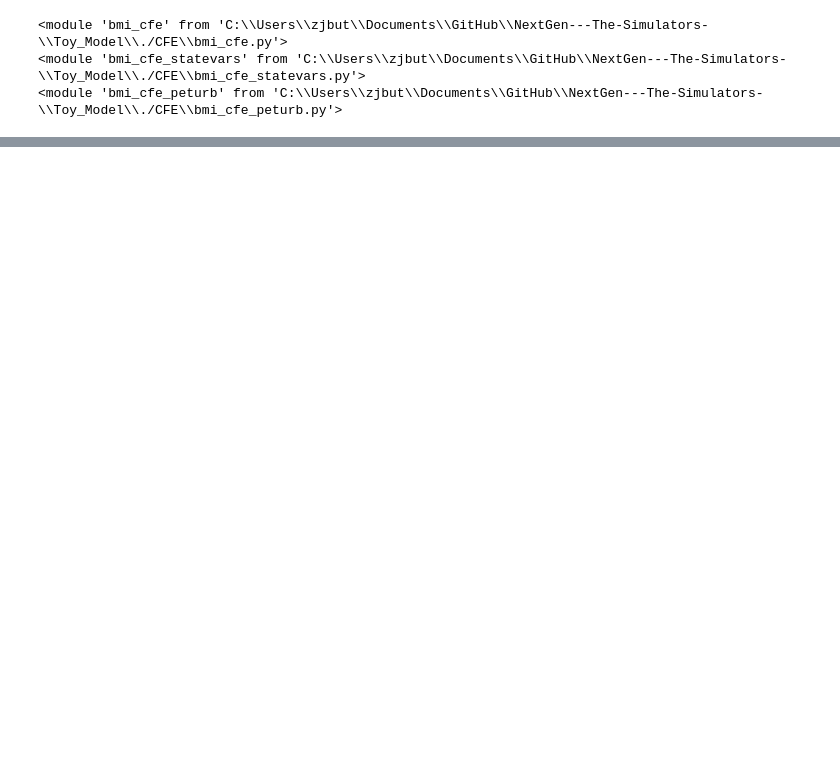
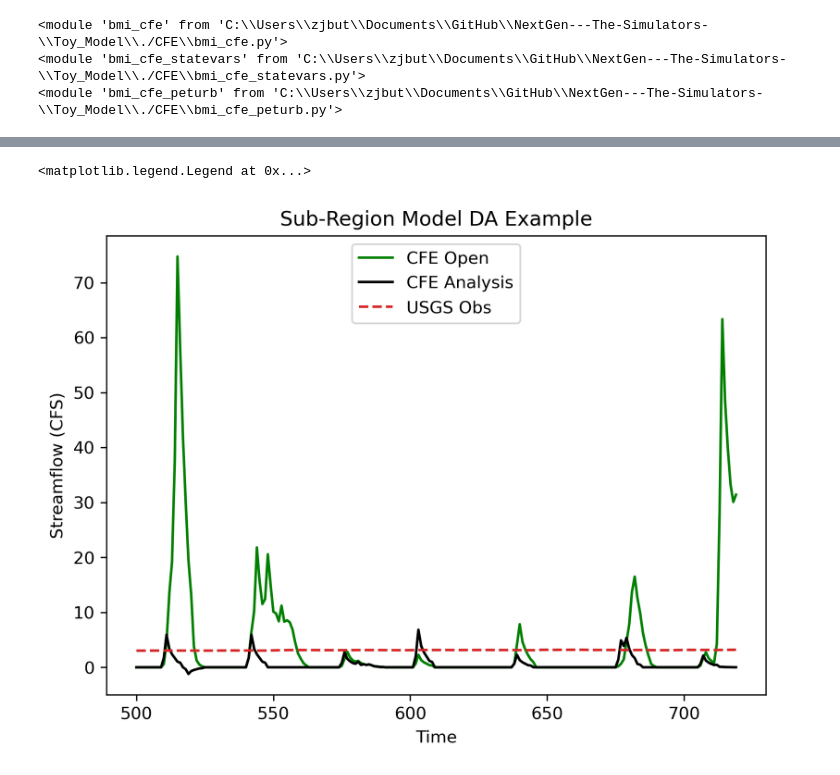
Before and after one commit to zbutler33/NextGen---The-Simulators-, a Jupyter notebook: Toy_Model/Toymodel_V2.ipynb, the cells around one changed output, grey strips where cells are left out. Cells and saved outputs as stored; diff of their text form; code cells hidden in the pictures; blank space fills up the shorter version.

```diff
--- a/Toy_Model/Toymodel_V2.ipynb
+++ b/Toy_Model/Toymodel_V2.ipynb
@@ -96,9 +94,8 @@ plt.plot(df_forcing['APCP_surface'])
 # Make empty matrices for plotting
 cfeOpen = []
 cfePeturbed = []
-#sim = []
+cfeAnalysis = []
 #obs = []
-#assimilation = []
 
 ## Loop through time. Set values for each model and get values
 for i, precip in enumerate(df_forcing['APCP_surface']): #i is RAINRATE
@@ -129,12 +126,16 @@ for i, precip in enumerate(df_forcing['APCP_surface']): #i is RAINRATE
     cfePeturbed.append(outflow_peturb_mean) #for plotting
 
     # Set EnKF value to usgs, mean, and covariance. Get value from it then
-    enkf.set_value('x', outflow_peturb_mean)
-    enkf.set_value('P', outflow_peturb_covar)
-    enkf.set_value('z', obs)
+    enkf.set_value('x', np.array([outflow_peturb_mean]))
+    enkf.set_value('P', np.array([outflow_peturb_covar]))
+    enkf.set_value('z', np.array([obs[i]]))
 
-    state_transition = enkf.get_value('factor') #getting factor to change
+    enkf.update()
+
+
+    state_transition_runoff = enkf.get_value('factor') #getting factor to change
     # factor is based on EnKF/simulation. % change from assimilation to CFE
+    # if no obs, state trans is 1.
 
     # want to get factor from lookup table
 
@@ -142,20 +143,24 @@ for i, precip in enumerate(df_forcing['APCP_surface']): #i is RAINRATE
     cfe_analysis.set_value('state_var_change_runoff', state_transition) #look up value from lookup table based on EnKF factor
     cfe_analysis.update() #get new streamflow value based on state var change
 
+    outflow_analysis = cfe_analysis.get_value('land_surface_water__runoff_depth')
+    cfeAnalysis.append(outflow_analysis) #for plotting
+
     # Set state variable change of the peturbed model
     #cfe_perturbed.set_value('state_var_change_runoff', state_transition)
     #cfe_perturbed.get_value('land_surface_water__runoff_depth_ens')
     #cfe_perturbed.update()
 
     # Update final model from value of analysis
-    cfe_updated_everything = cfe_analysis.get_value('runoff_queue_m_per_timestep')
-    cfe_perturbed.set_value('runoff_queue_m_per_timestep', cfe_updated_everything)
+    cfe_updated_everything = cfe_analysis.get_value('state_var_change_runoff')
+    cfe_peturbed.set_value('state_var_change_runoff', cfe_updated_everything) #set state vars based on EnKF factor
 
 
 # Finalize models
 cfe_open.finalize(print_mass_balance=True)
 cfe_peturbed.finalize(print_mass_balance=True)
 cfe_analysis.finalize(print_mass_balance=True)
+# want to see runoff q adjusted. vol adjusted in GIUH
 usgs.finalize()
 enkf.finalize()
 # %% [output]
@@ -163,17 +184,21 @@ KeyError: 'factor'
 # %%
 istart_plot=500
 iend_plot=720
 x = list(range(istart_plot, iend_plot))
 
 fig = plt.figure(figsize = (7,5), dpi=300)
 
 plt.title('Sub-Region Model DA Example')
-plt.plot(x, cfePeturbed[istart_plot:iend_plot], color = 'tab:blue', label = 'CFE Peturbed')
+#plt.plot(x, cfePeturbed[istart_plot:iend_plot], color = 'tab:blue', label = 'CFE Peturbed')
 plt.plot(x, cfeOpen[istart_plot:iend_plot], color = 'green', label = 'CFE Open')
-plt.plot(x, obs[istart_plot:iend_plot]*10, color = 'tab:red', linestyle='dashed', label = 'USGS Obs')
+plt.plot(x, cfeAnalysis[istart_plot:iend_plot], color = 'black', label = 'CFE Analysis')
+plt.plot(x, obs[istart_plot:iend_plot], color = 'tab:red', linestyle='dashed', label = 'USGS Obs')
 plt.ylabel('Streamflow (CFS)')
 plt.xlabel('Time')
 plt.legend()
+# %% [output]
+<matplotlib.legend.Legend at 0x...>
+[figure, added]
 # %%
 # cfe_open = bmi_cfe()
 # cfe_perturbed = bmi_cfe()
```
Also changed, not shown: parts of 3 cells of this notebook, 6 other files.
